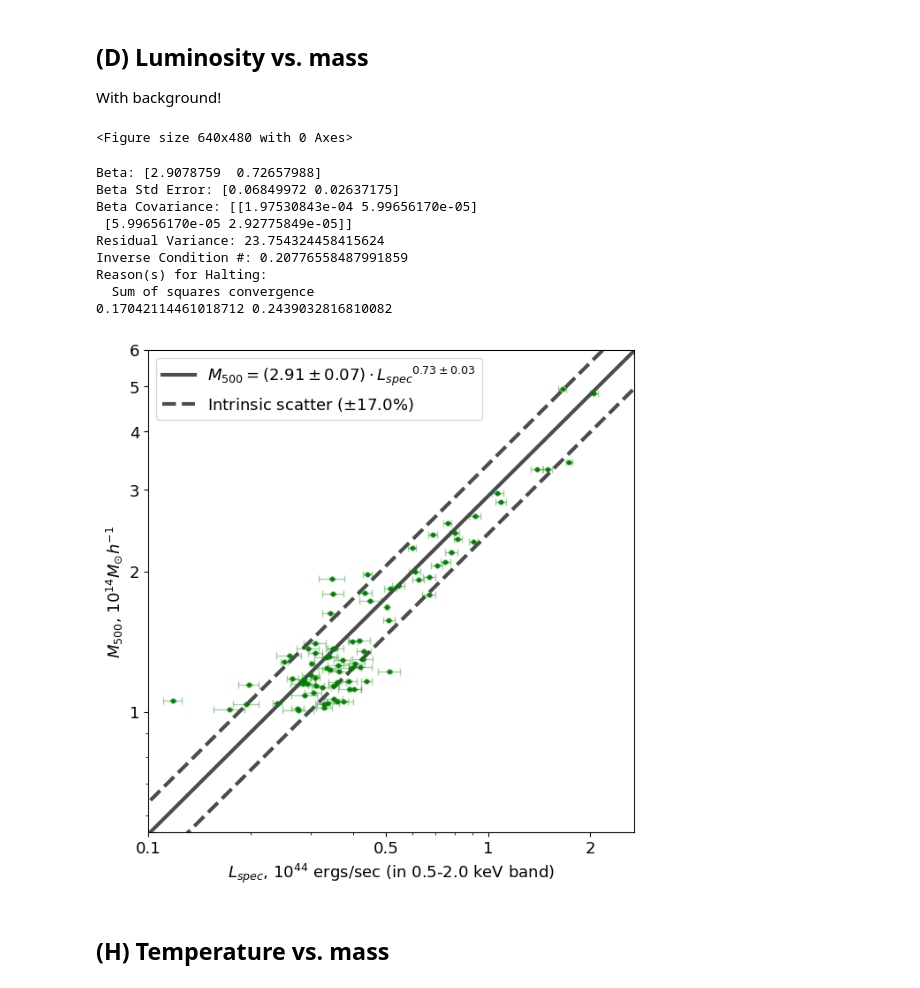
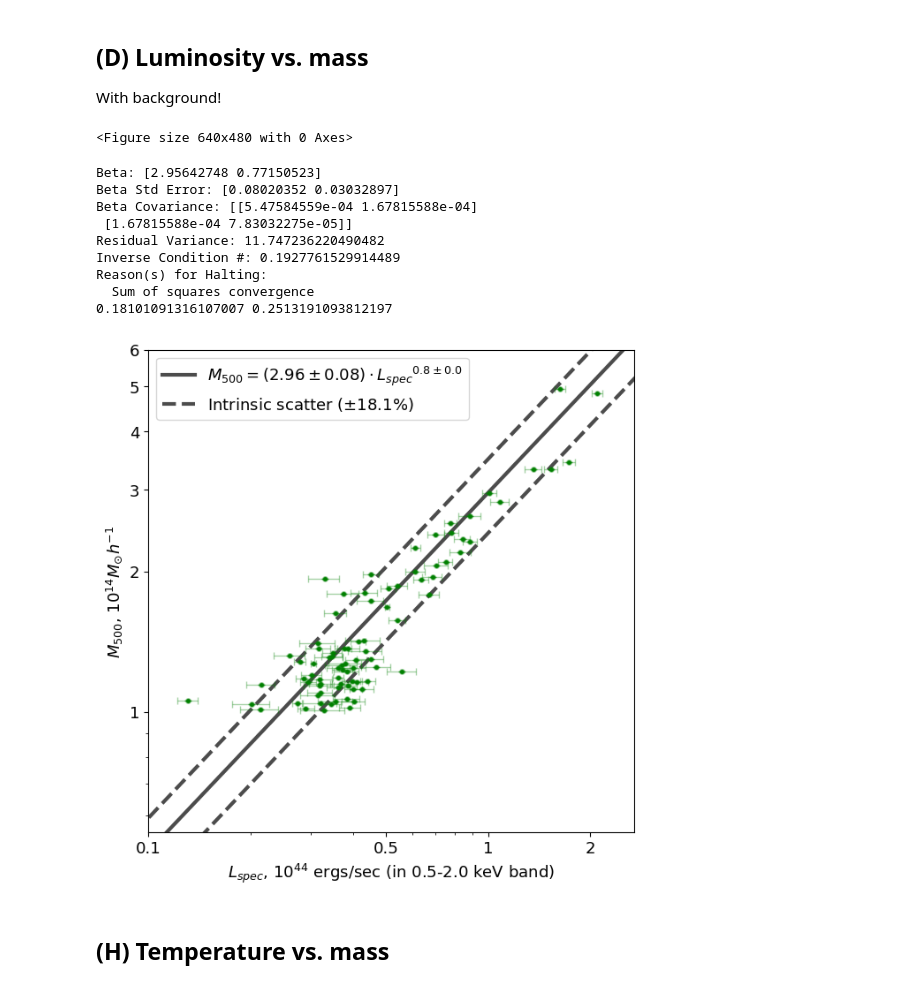
Before and after one commit to pi4imu/magneticum, a Jupyter notebook: spectra_magneticum.ipynb, the cells around one changed output. Saved outputs shown, nothing was run; the diff lists cells and outputs as text; code cells hidden in the pictures.

```diff
--- a/spectra_magneticum.ipynb
+++ b/spectra_magneticum.ipynb
@@ -799,9 +847,9 @@ yyy0 = [a[0] for a in temp_usr]
 #lll = np.linspace(1.04, 1.24, 100)
 
 def TfE(eav):
-    return 1.51*np.array(eav)**6.7
+    return 1.51*eav**6.7
 
-temps7 = TfE(xxx)           # better consistency
+temps7 = [TfE(EAV) for EAV in xxx]           # better consistency
 avens7 = np.zeros(84)
 redshifts7 = zxs
 
@@ -1318,8 +1368,8 @@ With background!
 
 plt.figure(figsize=(7.1,7.1))
 
-yyy = np.array([a[1] for a in lumin_usr_with_bkg])#/E(np.array(zxs))
-yyy_err = np.array([a[2] for a in lumin_usr_with_bkg])#/E(np.array(zxs))
+yyy = np.array([a[1] for a in lumin_usr])#/E(np.array(zxs))
+yyy_err = np.array([a[2] for a in lumin_usr])#/E(np.array(zxs))
 
 #yyy0520 = np.array([a[1] for a in lumin_usr0520])#/E(np.array(zxs))
 #yyy_err0520 = np.array([a[2] for a in lumin_usr0520])/E(np.array(zxs))
@@ -1343,41 +1393,41 @@ draw_line(yyy, yyy_err, masses, np.array(masses)*0,
 
 plt.ylabel("$M_{500}$, $10^{14} M_{\\odot} h^{-1}$", fontsize=13)
 plt.xlabel("$L_{spec}$, $10^{44}$ ergs/sec (in 0.5-2.0 keV band)", fontsize=13)
 #plt.ylabel("Factor = $L_{spec}$ (0.1-10.0 keV)  /  $L_{spec}$ (0.5-2.0 keV)", fontsize=13)
 
 plt.xscale("log")
 plt.yscale("log")
 
 #plt.xticks([1,1.5,2,2.5,3,3.5,4,4.5,5], [1,1.5,2,2.5,3,3.5,4,4.5,5], size=13)
 plt.yticks([1.0, 2, 3, 4, 5, 6, 7], [1, 2, 3, 4, 5, 6, 7], size=13)
 plt.xticks([0.1, 0.5, 1, 2], [0.1, 0.5, 1, 2], size=13)
 #plt.yticks([2, 3], [2, 3], size=13)
 plt.legend(fontsize=13, loc=2)
 
 #plt.gca().add_patch(Rectangle((0.07, 0.4), 0.15, 0.5, linewidth=1,
 #                              edgecolor='w', facecolor='w', fill=True, zorder=2))
 
 plt.xlim(0.1, 2.7)
 plt.ylim(0.55, 6)
 
 #plt.scatter(masses, [a[0] for a in lumin_usr])
 #plt.scatter(masses, 1.056 * 0.704**(-2) * (np.array(masses)/3.9)**1.61 * E(np.array(zxs))**(.85))
 
 #plt.savefig('figures/L_vs_M_reversed.pdf', format='pdf')
 
 plt.show()
 # %% [output]
 <Figure size 640x480 with 0 Axes>
-Beta: [2.9078759  0.72657988]
-Beta Std Error: [0.06849972 0.02637175]
-Beta Covariance: [[1.97530843e-04 5.99656170e-05]
- [5.99656170e-05 2.92775849e-05]]
-Residual Variance: 23.754324458415624
-Inverse Condition #: 0.20776558487991859
+Beta: [2.95642748 0.77150523]
+Beta Std Error: [0.08020352 0.03032897]
+Beta Covariance: [[5.47584559e-04 1.67815588e-04]
+ [1.67815588e-04 7.83032275e-05]]
+Residual Variance: 11.747236220490482
+Inverse Condition #: 0.1927761529914489
 Reason(s) for Halting:
   Sum of squares convergence
-0.17042114461018712 0.2439032816810082
+0.18101091316107007 0.2513191093812197
-[figure, old version]
+[figure, new version]
 # %% [markdown]
 ## (H) Temperature vs. mass
 # %% [markdown]
```
Also changed, not shown: parts of 12 cells of this notebook, 8 other files.
